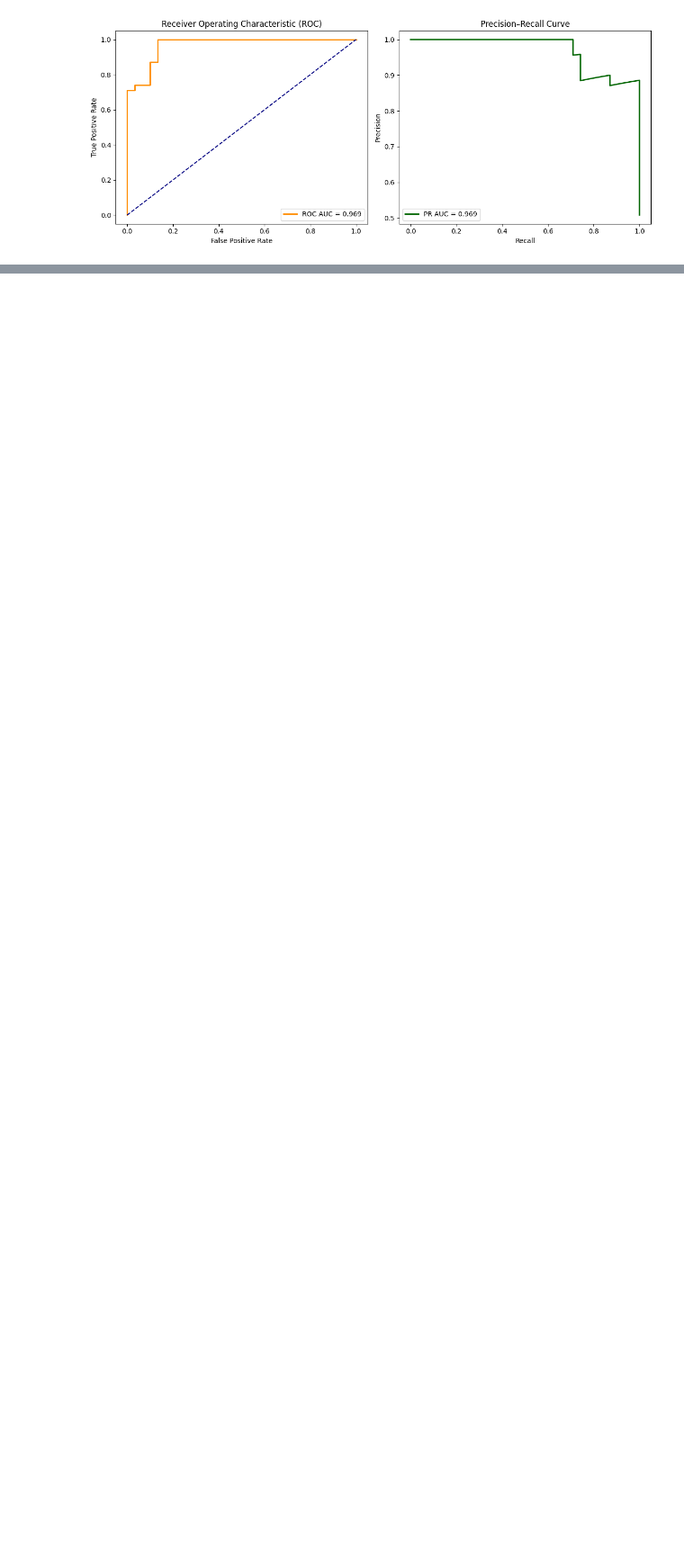
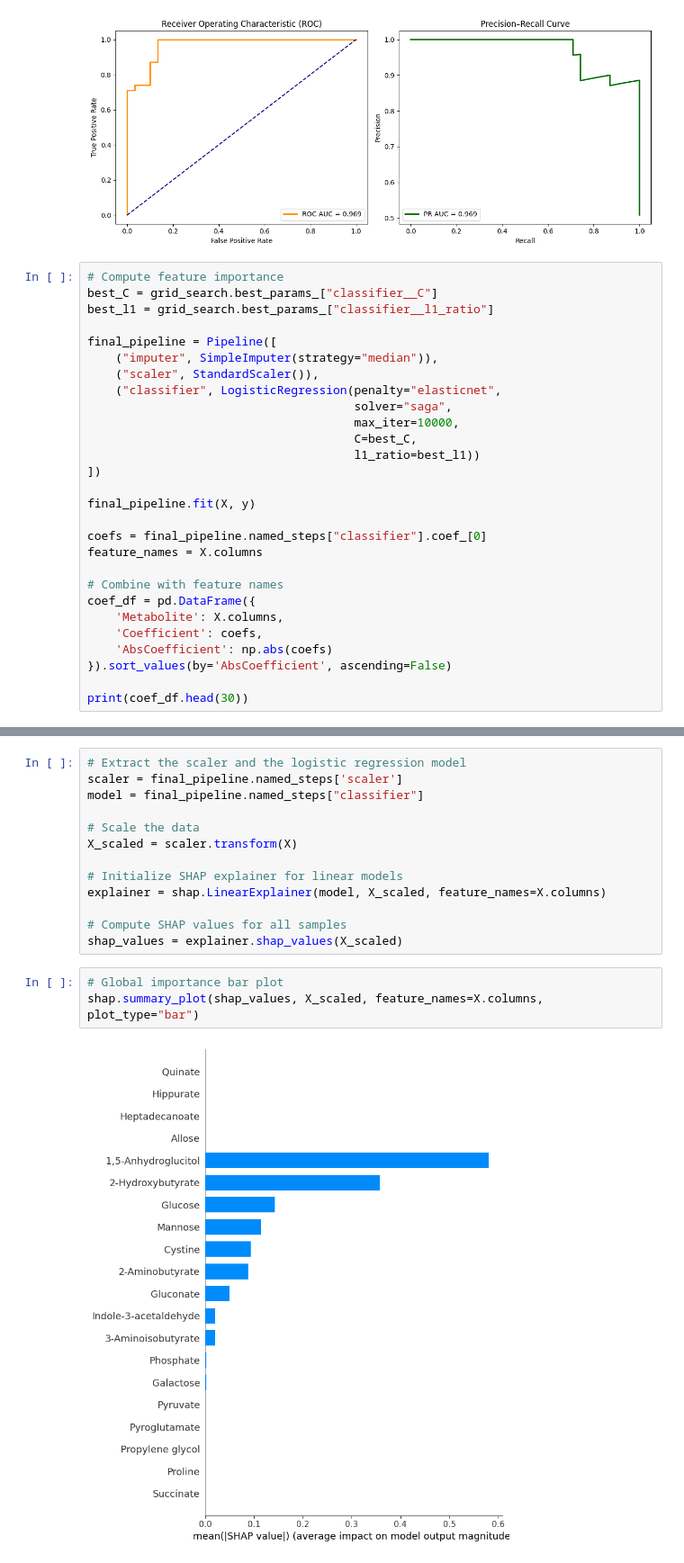
Before and after one commit to tomlas32/Diabetes, a Jupyter notebook: ML_pipeline.ipynb, the cells around one changed output, grey strips where cells are left out. Shown at 90% size. Saved outputs shown, nothing was run; the diff lists cells and outputs as text; blank space fills up the shorter version.

```diff
--- a/ML_pipeline.ipynb
+++ b/ML_pipeline.ipynb
@@ -152,3 +156,31 @@ plt.tight_layout()
 plt.show()
 # %% [output]
 [figure]
+# %%
+# Compute feature importance
+best_C = grid_search.best_params_["classifier__C"]
+best_l1 = grid_search.best_params_["classifier__l1_ratio"]
+
+final_pipeline = Pipeline([
+    ("imputer", SimpleImputer(strategy="median")),
+    ("scaler", StandardScaler()),
+    ("classifier", LogisticRegression(penalty="elasticnet",
+                                      solver="saga",
+                                      max_iter=10000,
+                                      C=best_C,
+                                      l1_ratio=best_l1))
+])
+
+final_pipeline.fit(X, y)
+
+coefs = final_pipeline.named_steps["classifier"].coef_[0]
+feature_names = X.columns
+
+# Combine with feature names
+coef_df = pd.DataFrame({
+    'Metabolite': X.columns,
+    'Coefficient': coefs,
+    'AbsCoefficient': np.abs(coefs)
+}).sort_values(by='AbsCoefficient', ascending=False)
+
+print(coef_df.head(30))
@@ -154,0 +274,18 @@ plt.show()
+# %%
+# Extract the scaler and the logistic regression model
+scaler = final_pipeline.named_steps['scaler']
+model = final_pipeline.named_steps["classifier"]
+
+# Scale the data
+X_scaled = scaler.transform(X)
+
+# Initialize SHAP explainer for linear models
+explainer = shap.LinearExplainer(model, X_scaled, feature_names=X.columns)
+
+# Compute SHAP values for all samples
+shap_values = explainer.shap_values(X_scaled)
+# %%
+# Global importance bar plot
+shap.summary_plot(shap_values, X_scaled, feature_names=X.columns, plot_type="bar")
+# %% [output]
+[figure, added]
```
Also changed, not shown: parts of 5 cells of this notebook.
